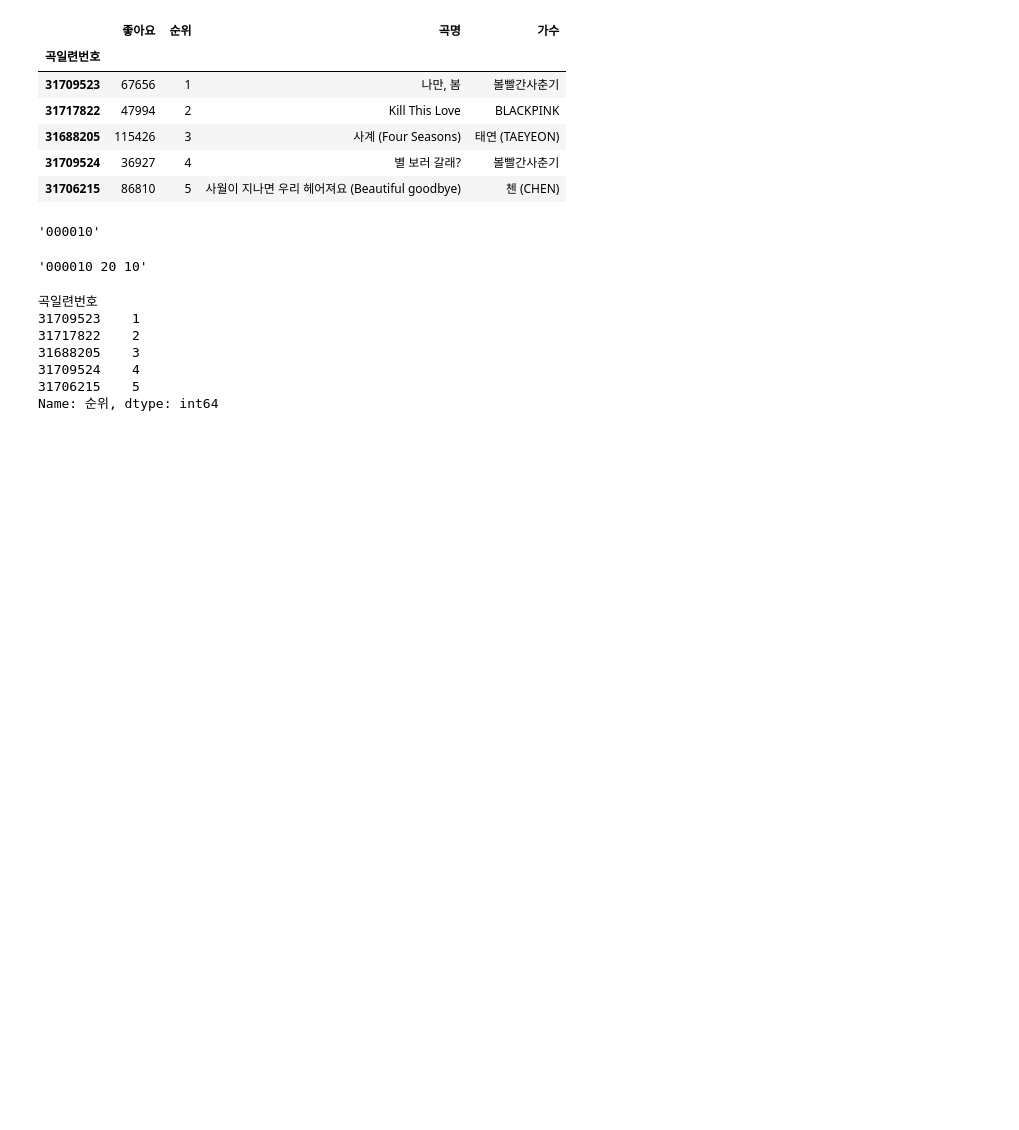
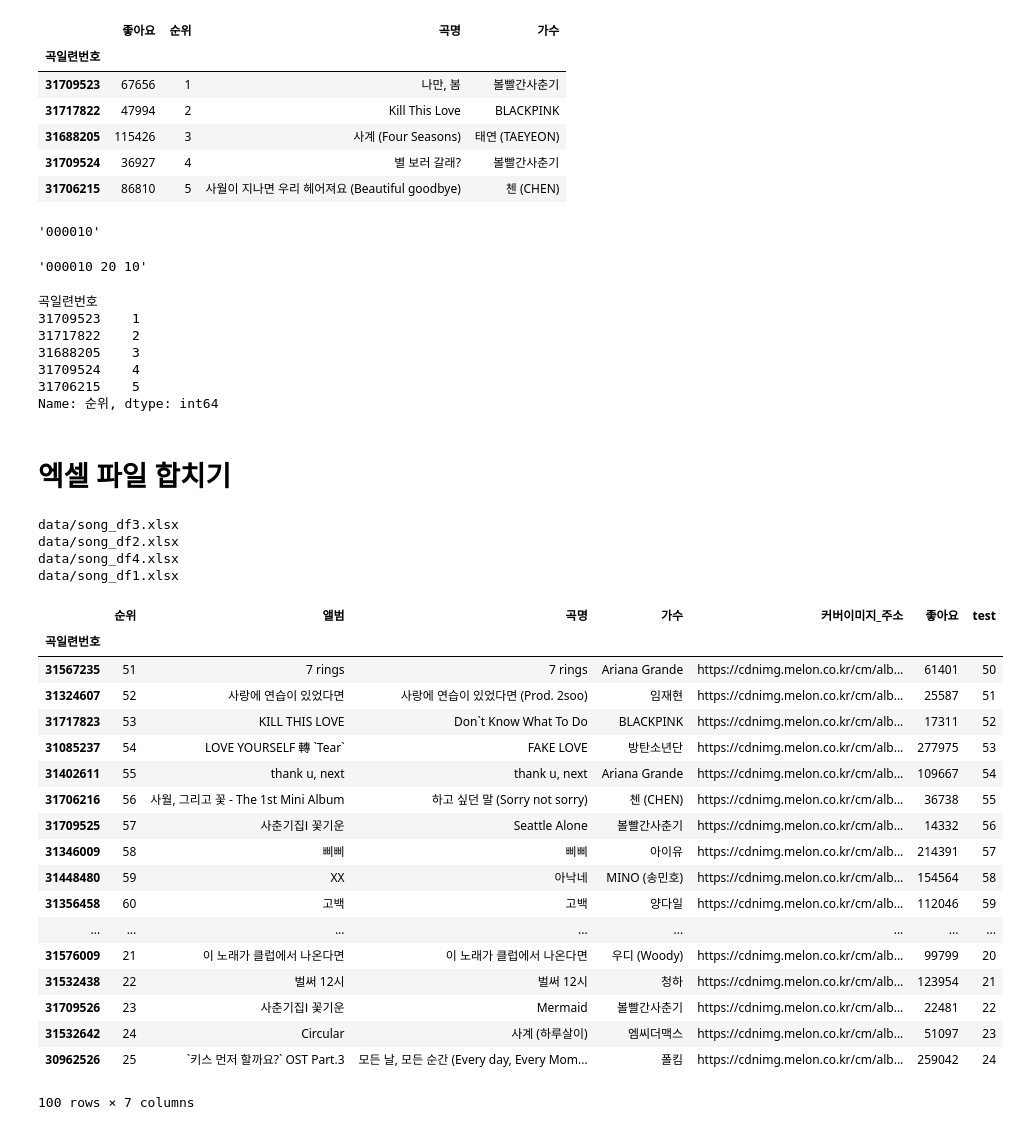
Before and after one commit to CodingSta/demo-ls-201904-pandas, a Jupyter notebook: Pandas 02.ipynb, the cells around one changed output. Drawn from its saved outputs; the diff is of its cells as text; code cells hidden in the pictures; blank space fills up the shorter version.

```diff
--- a/Pandas 02.ipynb
+++ b/Pandas 02.ipynb
@@ -284,3 +284,5 @@ merged_df['순위'].apply(fn).head()
 31709524    4
 31706215    5
 Name: 순위, dtype: int64
+# %% [markdown]
+# 엑셀 파일 합치기
@@ -286,0 +311,32 @@ Name: 순위, dtype: int64
+# %%
+df_list = []
+for path in pathlib.Path('.').glob('**/song_df*.xlsx'):
+    print(path)
+    df = pd.read_excel(path, sheet_name=0, index_col='곡일련번호')
+    df_list.append(df)
+
+pd.concat(df_list)
+# %% [output]
+data/song_df3.xlsx
+data/song_df2.xlsx
+data/song_df4.xlsx
+data/song_df1.xlsx
+|  | 순위 | 앨범 | 곡명 | 가수 | 커버이미지_주소 | 좋아요 | test |
+| 곡일련번호 |  |  |  |  |  |  |  |
+| 31567235 | 51 | 7 rings | 7 rings | Ariana Grande | https://cdnimg.melon.co.kr/cm/alb... | 61401 | 50 |
+| 31324607 | 52 | 사랑에 연습이 있었다면 | 사랑에 연습이 있었다면 (Prod. 2soo) | 임재현 | https://cdnimg.melon.co.kr/cm/alb... | 25587 | 51 |
+| 31717823 | 53 | KILL THIS LOVE | Don`t Know What To Do | BLACKPINK | https://cdnimg.melon.co.kr/cm/alb... | 17311 | 52 |
+| 31085237 | 54 | LOVE YOURSELF 轉 `Tear` | FAKE LOVE | 방탄소년단 | https://cdnimg.melon.co.kr/cm/alb... | 277975 | 53 |
+| 31402611 | 55 | thank u, next | thank u, next | Ariana Grande | https://cdnimg.melon.co.kr/cm/alb... | 109667 | 54 |
+| 31706216 | 56 | 사월, 그리고 꽃 - The 1st Mini Album | 하고 싶던 말 (Sorry not sorry) | 첸 (CHEN) | https://cdnimg.melon.co.kr/cm/alb... | 36738 | 55 |
+| 31709525 | 57 | 사춘기집Ⅰ 꽃기운 | Seattle Alone | 볼빨간사춘기 | https://cdnimg.melon.co.kr/cm/alb... | 14332 | 56 |
+| 31346009 | 58 | 삐삐 | 삐삐 | 아이유 | https://cdnimg.melon.co.kr/cm/alb... | 214391 | 57 |
+| 31448480 | 59 | XX | 아낙네 | MINO (송민호) | https://cdnimg.melon.co.kr/cm/alb... | 154564 | 58 |
+| 31356458 | 60 | 고백 | 고백 | 양다일 | https://cdnimg.melon.co.kr/cm/alb... | 112046 | 59 |
+| ... | ... | ... | ... | ... | ... | ... | ... |
+| 31576009 | 21 | 이 노래가 클럽에서 나온다면 | 이 노래가 클럽에서 나온다면 | 우디 (Woody) | https://cdnimg.melon.co.kr/cm/alb... | 99799 | 20 |
+| 31532438 | 22 | 벌써 12시 | 벌써 12시 | 청하 | https://cdnimg.melon.co.kr/cm/alb... | 123954 | 21 |
+| 31709526 | 23 | 사춘기집Ⅰ 꽃기운 | Mermaid | 볼빨간사춘기 | https://cdnimg.melon.co.kr/cm/alb... | 22481 | 22 |
+| 31532642 | 24 | Circular | 사계 (하루살이) | 엠씨더맥스 | https://cdnimg.melon.co.kr/cm/alb... | 51097 | 23 |
+| 30962526 | 25 | `키스 먼저 할까요?` OST Part.3 | 모든 날, 모든 순간 (Every day, Every Mom... | 폴킴 | https://cdnimg.melon.co.kr/cm/alb... | 259042 | 24 |
+100 rows × 7 columns
```
Also changed, not shown: parts of 4 cells of this notebook.
